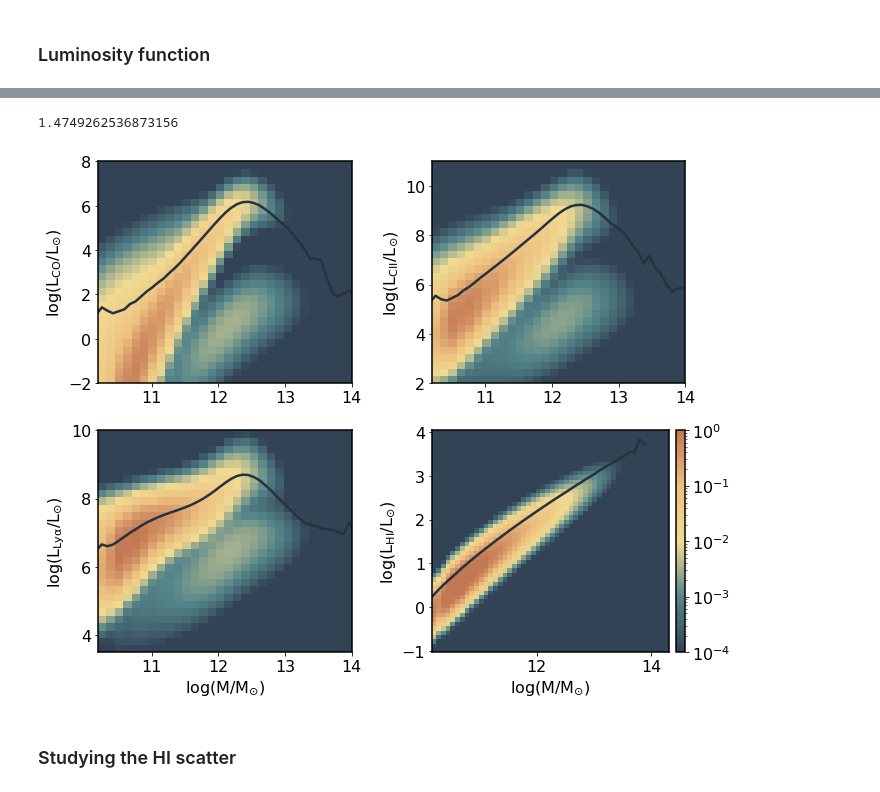
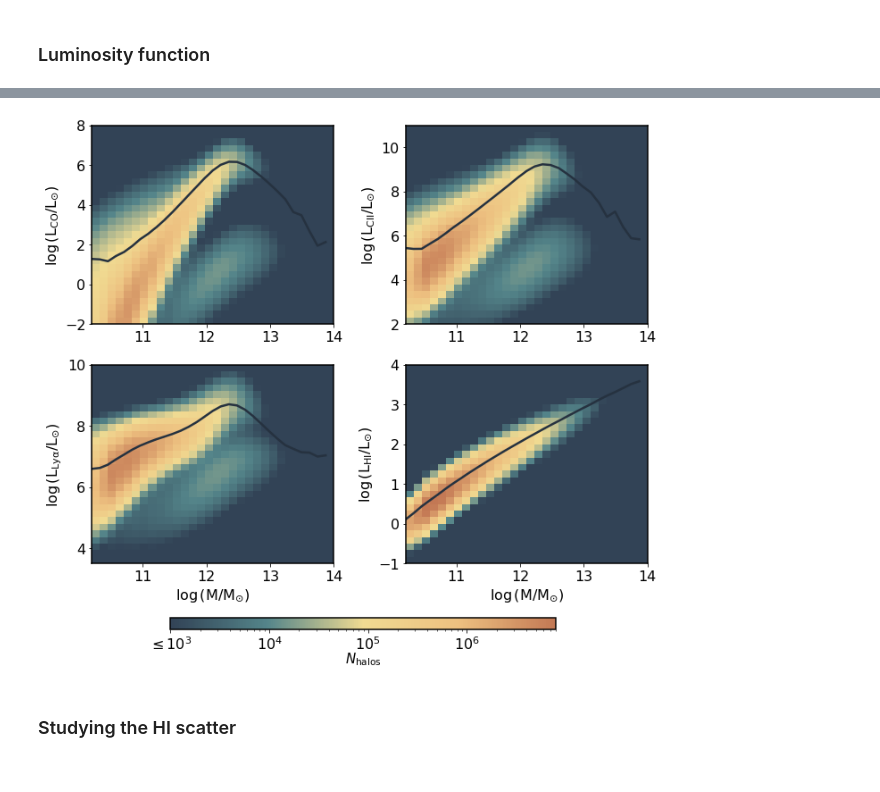
Before and after one commit to kokron/skyLine, a Jupyter notebook: notebooks/LIM LC Showcase.ipynb, the cells around one changed output, grey strips where cells are left out. Drawn from its saved outputs; the diff is of its cells as text; code cells hidden in the pictures.

```diff
--- a/notebooks/LIM LC Showcase.ipynb
+++ b/notebooks/LIM LC Showcase.ipynb
@@ -261,19 +271,23 @@ meanLCII = np.asarray(meanLCII)
 # %%
 np.save('../../LM_CII', [logMcat_CII[LCII>0], LCII[LCII>0]])
 # %%
-#logMcat_Lya, LLya=np.load('../../LM_Lya.npy')
-
 #inds_RA = (LC_Lya.halo_catalog['RA'] > LC_Lya.RAObs_min.value)&(LC_Lya.halo_catalog['RA'] < LC_Lya.RAObs_max.value)
 #inds_DEC = (LC_Lya.halo_catalog['DEC'] > LC_Lya.DECObs_min.value)&(LC_Lya.halo_catalog['DEC'] < LC_Lya.DECObs_max.value)
 #inds_sky = inds_RA&inds_DEC
 
-#inds = (LC_Lya.nuObs_line_halo['Lyalpha'] >= LC_Lya.nuObs_min)&(LC_Lya.nuObs_line_halo['Lyalpha'] <= LC_Lya.nuObs_max)&inds_sky
+#cornerside = (LC_Lya.raside_lim[1]**2+LC_Lya.decside_lim[1]**2)**0.5
+#ang = np.arctan(cornerside/LC_Lya.rside_obs_lim[1])
+#rbuffer = cornerside/np.sin(ang)
+#zbuffer = LC_Lya.cosmo.redshift_at_comoving_radial_distance((rbuffer*LC_Lya.Mpch).value)
+#nu_min = LC_Lya.line_nu0['Lyalpha']/(zbuffer+1)
+
+#inds = (LC_Lya.nuObs_line_halo['Lyalpha'] >= nu_min)&(LC_Lya.nuObs_line_halo['Lyalpha'] <= LC_Lya.nuObs_max)&inds_sky
+
 #M_in_survey = LC_Lya.halo_catalog['M_HALO'][inds]*LC_Lya.Msunh.to(u.Msun).value
 
 #logMcat_Lya=np.log10(M_in_survey)
 #LLya = LC_Lya.halos_in_survey['Lyalpha']['Lhalo'].value
-
-logM=np.linspace(np.min(logMcat_Lya), np.max(logMcat_Lya), 50)
+logM=np.linspace(10.2, 14, 31)
 
 meanLLya=[]
 for i in range(len(logM)-1):
@@ -284,8 +298,4 @@ for i in range(len(logM)-1):
 meanLLya = np.asarray(meanLLya)
 # %%
 np.save('../../LM_Lya', [logMcat_Lya[LLya>0], LLya[LLya>0]])
-# %%
-LC_HI.Msunh.to(u.Msun).value
-# %% [output]
-1.4749262536873156
 # %%
@@ -320,57 +334,60 @@ yellow_orange='#edc080'
 orange='#C37854'
 cmap = matplotlib.colors.LinearSegmentedColormap.from_list("", [dark_blue,turquoise,yellow,yellow_orange,orange])
 # %%
-h=0.678
 fig, ax = plt.subplots(nrows=2, ncols=2, figsize=(10,8))
 
-ax[0,0].hist2d(logMcat_CO[LCO>0]-np.log10(h), np.log10(LCO[LCO>0]), bins=[np.linspace(10.2, 14, 31), np.linspace(-2, 8, 31)],
-               norm=mpl.colors.LogNorm(),
-               cmap=cmap, density=True, vmin=1e-4, vmax=1)
-ax[0,0].plot(logM[:-1]-np.log10(h), np.log10(meanLCO), color='#263240')
+ax[0,0].hist2d(logMcat_CO[LCO>0], np.log10(LCO[LCO>0]), bins=[np.linspace(10.2, 14, 31), np.linspace(-2, 8, 31)],
+               norm=matplotlib.colors.LogNorm(vmin=1e3, vmax=8e6), cmap=cmap)
+ax[0,0].plot(logM[:-1], np.log10(meanLCO), color='#263240')
 ax[0,0].set_facecolor(dark_blue)
 ax[0,0].set_ylim(-2, 8)
 ax[0,0].set_xlim(10.2, 14)
 #ax[0,0].set_xlabel(r'$\log$(M/M$_{\odot}$)')
 ax[0,0].set_ylabel(r'$\log$(L$_{\rm CO}$/L$_{\odot}$)')
 #ax0 = ax[0].twinx()
 #ax0.plot(logM[:-1], meanLCO*(u.Lsun.to(u.erg/u.s)), alpha=0)
 
-ax[0,1].hist2d(logMcat_CII[LCII>0]-np.log10(h), np.log10(LCII[LCII>0]), bins=[np.linspace(10.2, 14, 31), np.linspace(2, 11, 31)],
-               norm=mpl.colors.LogNorm(),
-               cmap=cmap, density=True, vmin=1e-4, vmax=1)
-ax[0,1].plot(logM[:-1]-np.log10(h), np.log10(meanLCII), color='#263240')
+ax[0,1].hist2d(logMcat_CII[LCII>0], np.log10(LCII[LCII>0]), bins=[np.linspace(10.2, 14, 31), np.linspace(2, 11, 31)],
+               norm=matplotlib.colors.LogNorm(vmin=1e3, vmax=8e6), cmap=cmap)
+ax[0,1].plot(logM[:-1], np.log10(meanLCII), color='#263240')
 ax[0,1].set_facecolor(dark_blue)
 ax[0,1].set_ylim(2, 11)
 ax[0,1].set_xlim(10.2, 14)
 #ax[0,1].set_xlabel(r'$\log$(M/M$_{\odot}$)')
 ax[0,1].set_ylabel(r'$\log$(L$_{\rm CII}$/L$_{\odot}$)')
 
 
-ax[1,0].hist2d(logMcat_Lya[LLya>0]-np.log10(h), np.log10(LLya[LLya>0]), bins=[np.linspace(10.2, 14, 31), np.linspace(3.5, 10, 31)], norm=mpl.colors.LogNorm(),
-             cmap=cmap, density=True, vmin=1e-4, vmax=1)
-ax[1,0].plot(logM[:-1]-np.log10(h), np.log10(meanLLya), color='#263240')
+ax[1,0].hist2d(logMcat_Lya[LLya>0], np.log10(LLya[LLya>0]), bins=[np.linspace(10.2, 14, 31), np.linspace(3.5, 10, 31)],
+               norm=matplotlib.colors.LogNorm(vmin=1e3, vmax=8e6), cmap=cmap)
+ax[1,0].plot(logM[:-1], np.log10(meanLLya), color='#263240')
 ax[1,0].set_facecolor(dark_blue)
 ax[1,0].set_ylim(3.5, 10)
 ax[1,0].set_xlim(10.2, 14)
 ax[1,0].set_xlabel(r'$\log$(M/M$_{\odot}$)')
 ax[1,0].set_ylabel(r'$\log$(L$_{\rm Ly\alpha}$/L$_{\odot}$)')
 
-im=ax[1,1].hist2d(logMcat_HI[LHI>0], np.log10(LHI[LHI>0]), bins=[50, 50], norm=mpl.colors.LogNorm(),
-             cmap=cmap, density=True, vmin=1e-4, vmax=1)
+im=ax[1,1].hist2d(logMcat_HI[LHI>0], np.log10(LHI[LHI>0]), bins=[np.linspace(10.2, 14, 31), np.linspace(-1, 4, 31)],
+                  norm=matplotlib.colors.LogNorm(vmin=1e3, vmax=8e6), cmap=cmap)
 ax[1,1].plot(logM[:-1], np.log10(meanLHI), color='#263240')
 ax[1,1].set_facecolor(dark_blue)
 #ax[2].set_ylim(2.5, 10.5)
 #ax[2].set_xlim(10, 14)
-divider = make_axes_locatable(ax[1,1])
-cax = divider.append_axes('right', size='4%', pad=0.1)
-fig.colorbar(im[3], cax=cax, orientation='vertical')
+
+cbar_ax = fig.add_axes([0.22, -0.02, 0.6, 0.022])
+cbar_ax.set_title(r'$N_{\rm halos}$', fontsize=15, x=0.5, y=-3.5)
+cbar=fig.colorbar(im[3], cax=cbar_ax, orientation='horizontal')
+cbar.set_ticks([1e3, 1e4, 1e5, 1e6])
+cbar.set_ticklabels([r'$\leq 10^3$','$10^4$','$10^5$','$10^6$'])
+
+
 ax[1,1].set_xlabel(r'$\log$(M/M$_{\odot}$)')
 ax[1,1].set_ylabel(r'$\log$(L$_{\rm HI}$/L$_{\odot}$)')
 
 plt.tight_layout()
-#plt.savefig('../../LM_2dhist.png', bbox_inches='tight', dpi=300)
+plt.savefig('../../LM_2dhist.png', bbox_inches='tight', dpi=300)
+plt.savefig('../../LM_2dhist.pdf', bbox_inches='tight', dpi=300)
 # %% [output]
-[figure, old version]
+[figure, new version]
 # %% [markdown]
 ### Studying the HI scatter
 # %%
```
Also changed, not shown: parts of 65 cells of this notebook, 3 other files.
